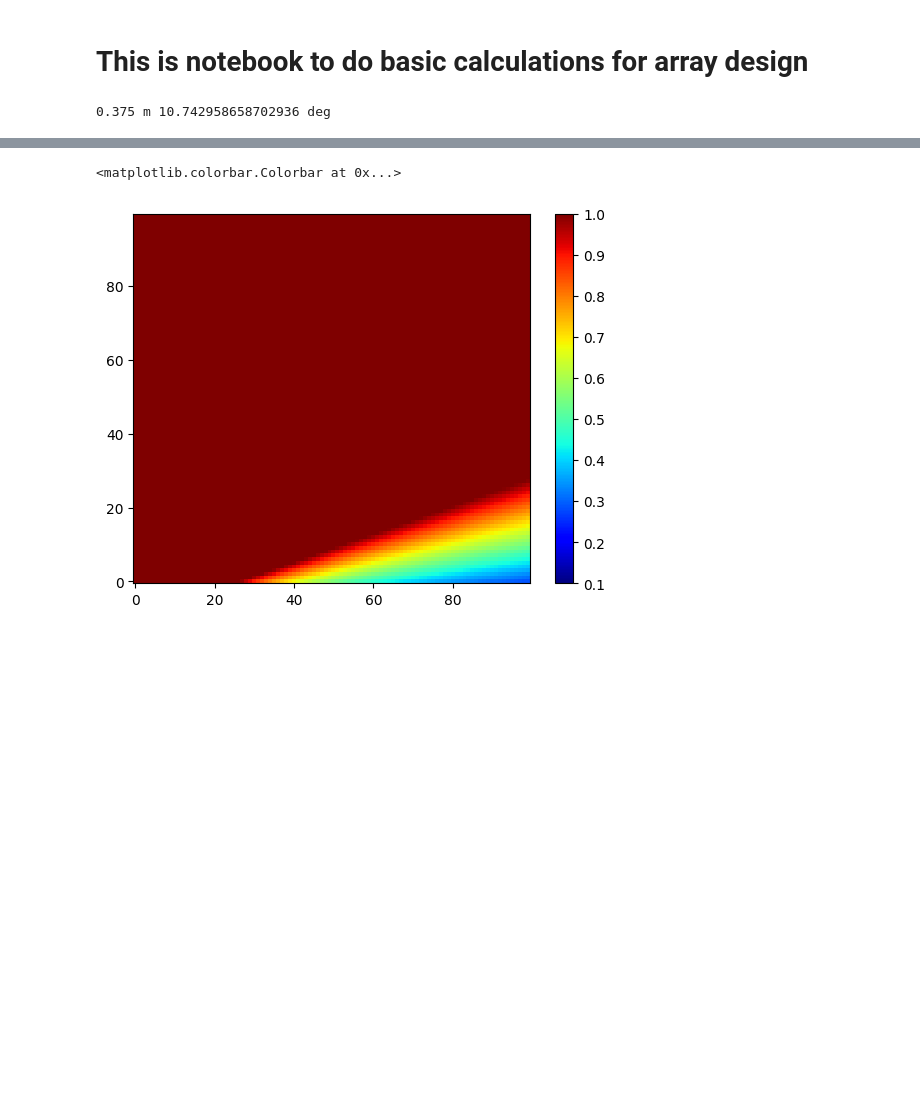
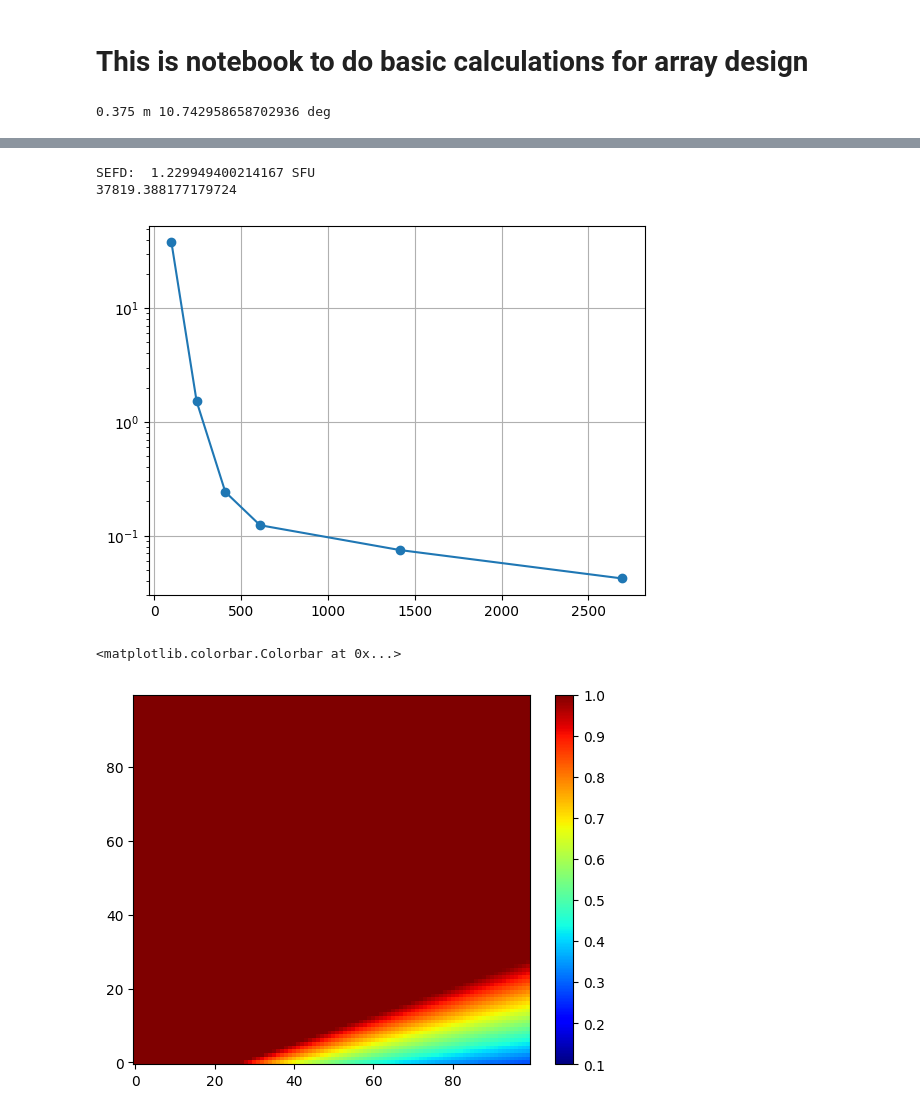
Before and after one commit to rohitcbscient/lipi, a Jupyter notebook: lipi/adhyan/ska/solar_array.ipynb, the cells around one changed output, grey strips where cells are left out. Cells and saved outputs as stored; diff of their text form; code cells hidden in the pictures; blank space fills up the shorter version.

```diff
--- a/lipi/adhyan/ska/solar_array.ipynb
+++ b/lipi/adhyan/ska/solar_array.ipynb
@@ -100,3 +109,24 @@ Data Rates: 240.0 Mbytes s$^{-1}$  nchan: 120000.0
+# %%
+ndish = 1
+dish_diameter = 10 # in mts
+A = ndish*np.pi*dish_diameter**2 /4.0
+Tsys = 350 # in K
+SEFD = 2*1380*Tsys/A/1.e4
+print('SEFD: ',SEFD, 'SFU')
+
+#self noise ns = S / \sqrt(B*t)
+tau=0.001
+B = SEFD**2 / (sn_qs_flux_min**2 * tau)
+print(B.max())
+f,ax=plt.subplots(1,1)
+ax.plot(freq,B/1000.,'o-')
+ax.set_yscale('log')
+ax.grid()
+plt.show()
+# %% [output]
+SEFD:  1.229949400214167 SFU
+37819.388177179724
+[figure, added]
 # %%
 f,ax=plt.subplots(1,1)
 im1=ax.imshow(theta_deg_array,origin='lower',cmap='jet',vmin=0.1,vmax=1.0,aspect='auto')
```
Also changed, not shown: parts of 5 cells of this notebook, 1 other file.
